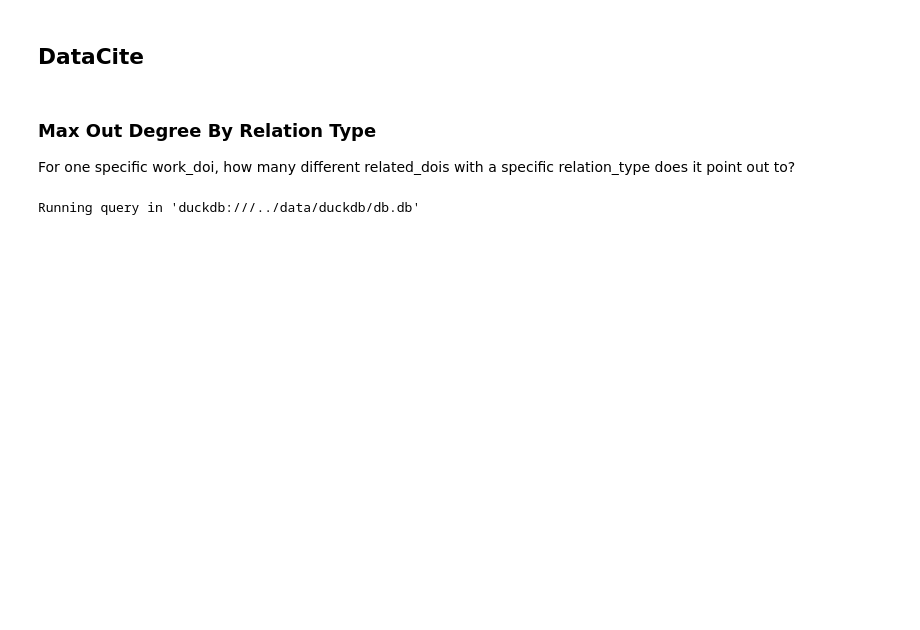
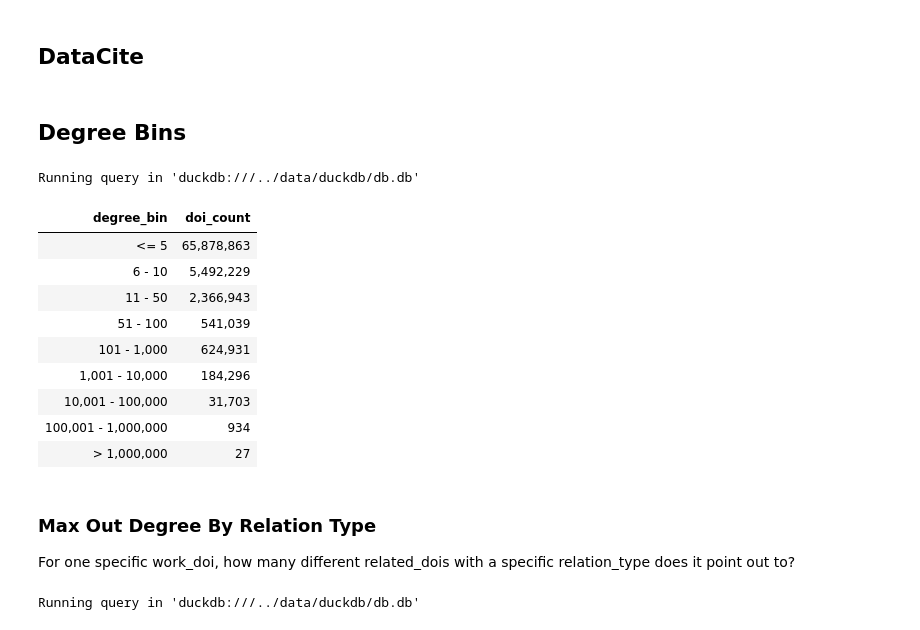
Before and after one commit to CDLUC3/dmptool-works-matching, a Jupyter notebook: notebooks/Relations.ipynb, the cells around one changed output. Drawn from its saved outputs; the diff is of its cells as text; code cells hidden in the pictures; blank space fills up the shorter version.

```diff
--- a/notebooks/Relations.ipynb
+++ b/notebooks/Relations.ipynb
@@ -88,5 +162,81 @@ Running query in 'duckdb:///../data/duckdb/db.db'
 # %% [markdown]
 ## DataCite
+# %% [markdown]
+## Degree Bins
+# %%
+%%sql
+
+WITH distinct_out AS (
+  SELECT DISTINCT
+    work_doi AS doi,
+    relation_type,
+    out_degree AS degree
+  FROM relations.datacite_degrees
+),
+distinct_in AS (
+  SELECT DISTINCT
+    related_doi AS doi,
+    relation_type,
+    in_degree AS degree
+  FROM relations.datacite_degrees
+),
+combined_degrees AS (
+  SELECT doi, degree FROM distinct_out
+  UNION ALL
+  SELECT doi, degree FROM distinct_in
+),
+total_per_doi AS (
+  SELECT
+    doi,
+    SUM(degree) AS total_degree
+  FROM combined_degrees
+  GROUP BY doi
+),
+binned_dois AS (
+  SELECT
+    doi,
+    CASE
+      WHEN total_degree <= 5 THEN '<= 5'
+      WHEN total_degree <= 10 THEN '6 - 10'
+      WHEN total_degree <= 50 THEN '11 - 50'
+      WHEN total_degree <= 100 THEN '51 - 100'
+      WHEN total_degree <= 1000 THEN '101 - 1,000'
+      WHEN total_degree <= 10000 THEN '1,001 - 10,000'
+      WHEN total_degree <= 100000 THEN '10,001 - 100,000'
+      WHEN total_degree <= 1000000 THEN '100,001 - 1,000,000'
+      ELSE '> 1,000,000'
+    END AS degree_bin,
+    CASE
+      WHEN total_degree <= 5 THEN 1
+      WHEN total_degree <= 10 THEN 2
+      WHEN total_degree <= 50 THEN 3
+      WHEN total_degree <= 100 THEN 4
+      WHEN total_degree <= 1000 THEN 5
+      WHEN total_degree <= 10000 THEN 6
+      WHEN total_degree <= 100000 THEN 7
+      WHEN total_degree <= 1000000 THEN 8
+      ELSE 9
+    END AS sort_order
+  FROM total_per_doi
+)
+SELECT
+  degree_bin,
+  FORMAT('{:,}', COUNT(*)) AS doi_count
+FROM binned_dois
+GROUP BY degree_bin, sort_order
+ORDER BY sort_order;
+# %% [output]
+Running query in 'duckdb:///../data/duckdb/db.db'
+| degree_bin | doi_count |
+| <= 5 | 65,878,863 |
+| 6 - 10 | 5,492,229 |
+| 11 - 50 | 2,366,943 |
+| 51 - 100 | 541,039 |
+| 101 - 1,000 | 624,931 |
+| 1,001 - 10,000 | 184,296 |
+| 10,001 - 100,000 | 31,703 |
+| 100,001 - 1,000,000 | 934 |
+| > 1,000,000 | 27 |
 # %% [markdown]
 ### Max Out Degree By Relation Type
 For one specific work_doi, how many different related_dois with a specific relation_type does it point out to?
```
Also changed, not shown: parts of 5 cells of this notebook.
